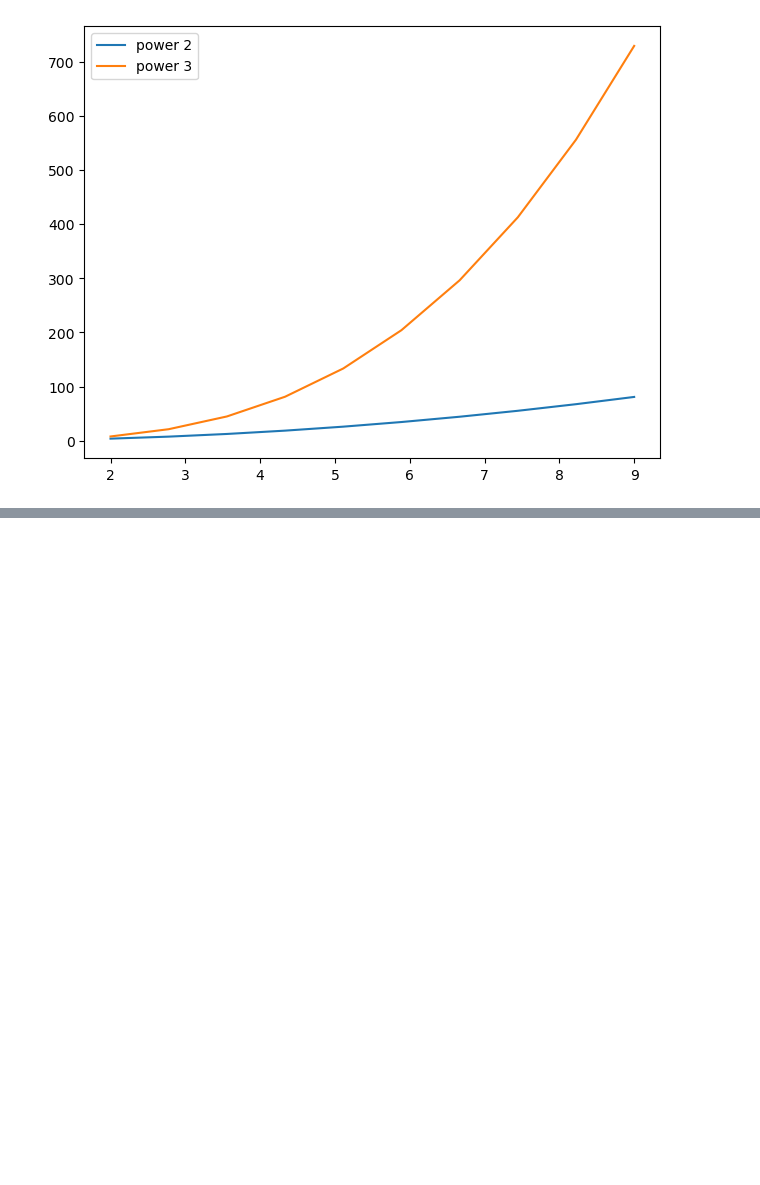
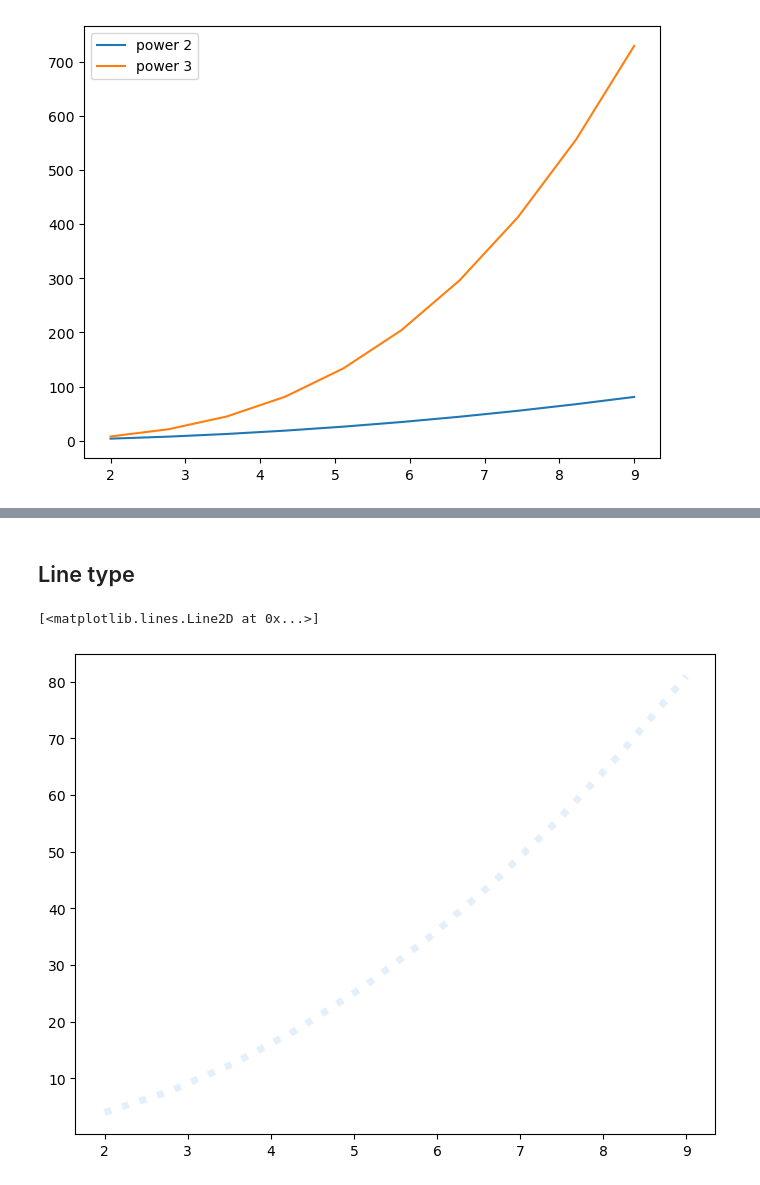
Before and after one commit to clog10/Machine-Learning, a Jupyter notebook: MatplotLib/Matplotlib.ipynb, the cells around one changed output, grey strips where cells are left out. Cells and saved outputs as stored; diff of their text form; code cells hidden in the pictures; blank space fills up the shorter version.

```diff
--- a/MatplotLib/Matplotlib.ipynb
+++ b/MatplotLib/Matplotlib.ipynb
@@ -89,0 +99,9 @@ gr.legend(loc=0)
+# %% [markdown]
+## Line type
+# %%
+figur = plt.figure()
+grap = figur.add_axes([0,0,1,1])
+grap.plot(x, y, color = '#A4CCEE', linewidth=5, alpha = 0.3, linestyle=":")
+# %% [output]
+[<matplotlib.lines.Line2D at 0x...>]
+[figure, added]
```
Also changed, not shown: parts of 6 cells of this notebook.
